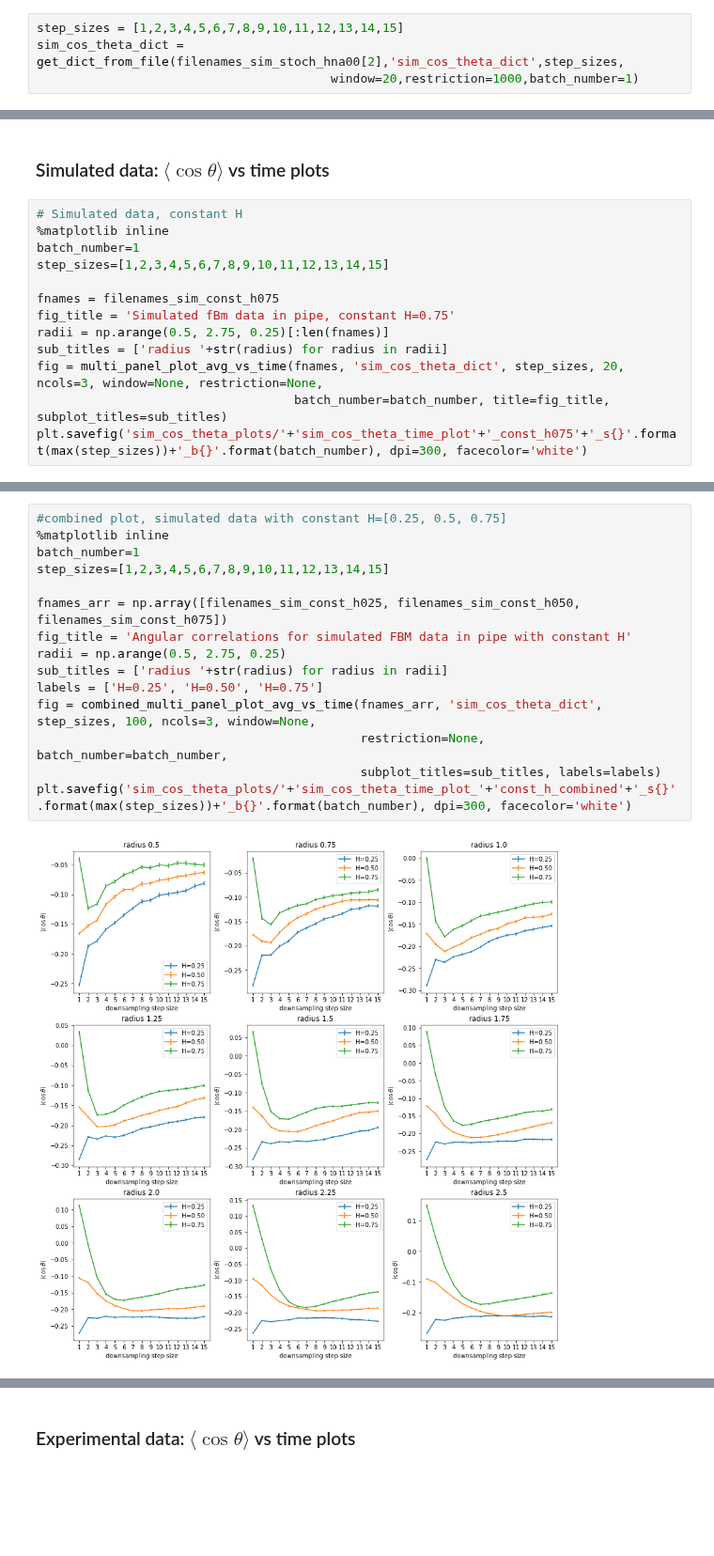
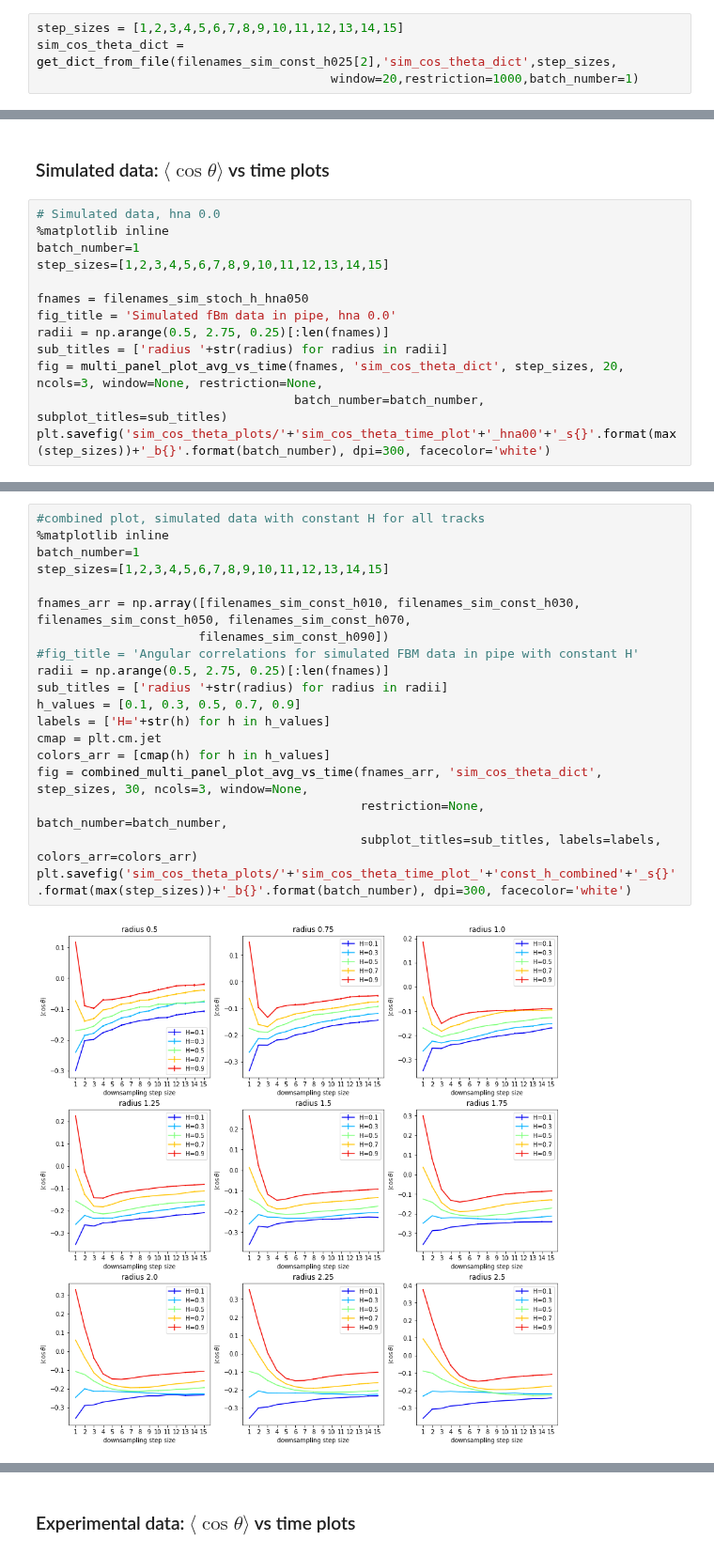
Before and after one commit to paulvautravers/Mphys-Sem-1, a Jupyter notebook: histogram_analysis.ipynb, the cells around one changed output, grey strips where cells are left out. Shown at 94% size. Saved outputs shown, nothing was run; the diff lists cells and outputs as text; blank space fills up the shorter version.

```diff
--- a/histogram_analysis.ipynb
+++ b/histogram_analysis.ipynb
@@ -188,6 +262,6 @@ filenames_sim_const_h075 = np.array(['const_h_h0.75_r0.50_l200_mc250_cylinder_da
 # %%
 step_sizes = [1,2,3,4,5,6,7,8,9,10,11,12,13,14,15]
-sim_cos_theta_dict = get_dict_from_file(filenames_sim_stoch_hna00[2],'sim_cos_theta_dict',step_sizes,
+sim_cos_theta_dict = get_dict_from_file(filenames_sim_const_h025[2],'sim_cos_theta_dict',step_sizes,
                                         window=20,restriction=1000,batch_number=1)
 # %%
 norm_counts, bins, sample_numbers = plot_3d(sim_cos_theta_dict,step_sizes,50,absolute=False,
@@ -387,16 +471,16 @@ def combined_multi_panel_plot_avg_vs_time(filenames_arr, data_dict, step_sizes,
 # %% [markdown]
 ### Simulated data: $\langle\cos\theta\rangle$ vs time plots
 # %%
-# Simulated data, constant H
+# Simulated data, hna 0.0
 %matplotlib inline
 batch_number=1
 step_sizes=[1,2,3,4,5,6,7,8,9,10,11,12,13,14,15]
 
-fnames = filenames_sim_const_h075
-fig_title = 'Simulated fBm data in pipe, constant H=0.75'
+fnames = filenames_sim_stoch_h_hna050
+fig_title = 'Simulated fBm data in pipe, hna 0.0'
 radii = np.arange(0.5, 2.75, 0.25)[:len(fnames)]
 sub_titles = ['radius '+str(radius) for radius in radii]
 fig = multi_panel_plot_avg_vs_time(fnames, 'sim_cos_theta_dict', step_sizes, 20, ncols=3, window=None, restriction=None,
-                                   batch_number=batch_number, title=fig_title, subplot_titles=sub_titles)
-plt.savefig('sim_cos_theta_plots/'+'sim_cos_theta_time_plot'+'_const_h075'+'_s{}'.format(max(step_sizes))+'_b{}'.format(batch_number), dpi=300, facecolor='white')
+                                   batch_number=batch_number, subplot_titles=sub_titles)
+plt.savefig('sim_cos_theta_plots/'+'sim_cos_theta_time_plot'+'_hna00'+'_s{}'.format(max(step_sizes))+'_b{}'.format(batch_number), dpi=300, facecolor='white')
 # %% [output]
@@ -404,17 +505,21 @@ plt.savefig('sim_cos_theta_plots/'+'sim_cos_theta_time_plot'+'_const_h075'+'_s{}
 # %%
-#combined plot, simulated data with constant H=[0.25, 0.5, 0.75]
+#combined plot, simulated data with constant H for all tracks
 %matplotlib inline
 batch_number=1
 step_sizes=[1,2,3,4,5,6,7,8,9,10,11,12,13,14,15]
 
-fnames_arr = np.array([filenames_sim_const_h025, filenames_sim_const_h050, filenames_sim_const_h075])
-fig_title = 'Angular correlations for simulated FBM data in pipe with constant H'
-radii = np.arange(0.5, 2.75, 0.25)
+fnames_arr = np.array([filenames_sim_const_h010, filenames_sim_const_h030, filenames_sim_const_h050, filenames_sim_const_h070,
+                      filenames_sim_const_h090])
+#fig_title = 'Angular correlations for simulated FBM data in pipe with constant H'
+radii = np.arange(0.5, 2.75, 0.25)[:len(fnames)]
 sub_titles = ['radius '+str(radius) for radius in radii]
-labels = ['H=0.25', 'H=0.50', 'H=0.75']
-fig = combined_multi_panel_plot_avg_vs_time(fnames_arr, 'sim_cos_theta_dict', step_sizes, 100, ncols=3, window=None,
+h_values = [0.1, 0.3, 0.5, 0.7, 0.9]
+labels = ['H='+str(h) for h in h_values]
+cmap = plt.cm.jet
+colors_arr = [cmap(h) for h in h_values]
+fig = combined_multi_panel_plot_avg_vs_time(fnames_arr, 'sim_cos_theta_dict', step_sizes, 30, ncols=3, window=None,
                                             restriction=None, batch_number=batch_number,
-                                            subplot_titles=sub_titles, labels=labels)
+                                            subplot_titles=sub_titles, labels=labels, colors_arr=colors_arr)
 plt.savefig('sim_cos_theta_plots/'+'sim_cos_theta_time_plot_'+'const_h_combined'+'_s{}'.format(max(step_sizes))+'_b{}'.format(batch_number), dpi=300, facecolor='white')
 # %% [output]
-[figure, old version]
+[figure, new version]
```
Also changed, not shown: parts of 12 cells of this notebook.
